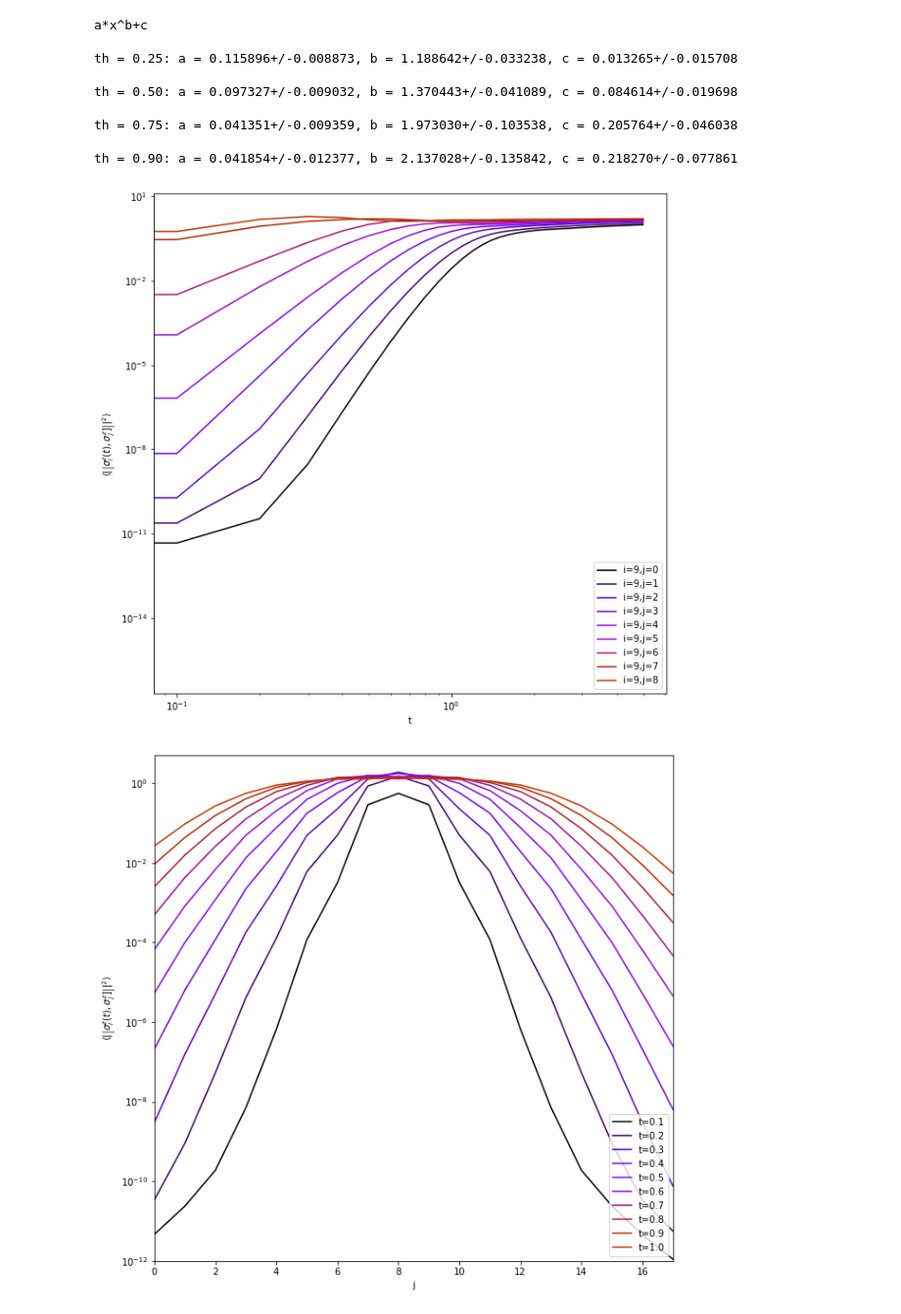
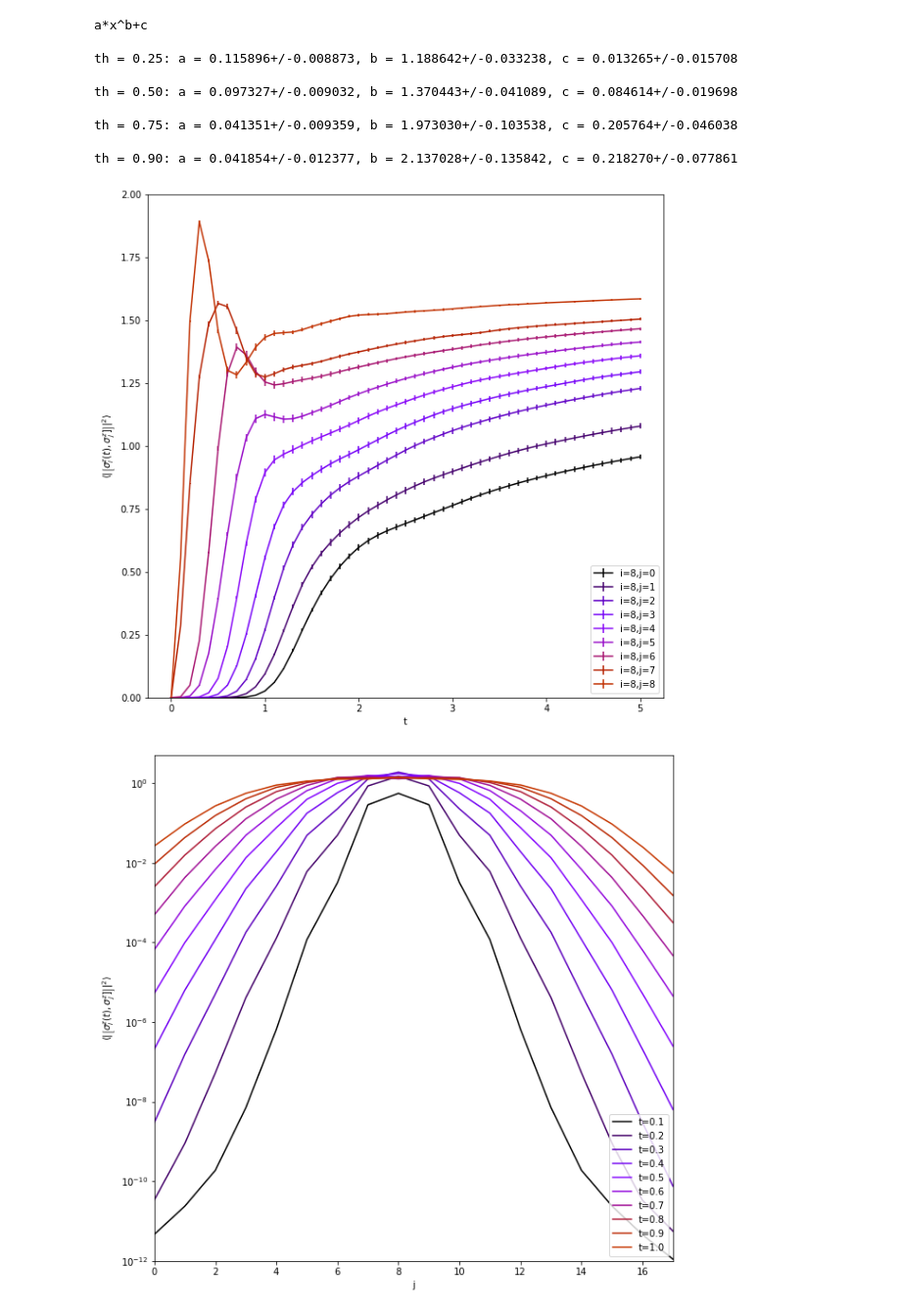
Before and after one commit to mkm2/WorkingFolder, a Jupyter notebook: notebooks/Analysis/Visualisation_FD.ipynb, the cells around one changed output. Shown at 98% size. Drawn from its saved outputs; the diff is of its cells as text; code cells hidden in the pictures.

```diff
--- a/notebooks/Analysis/Visualisation_FD.ipynb
+++ b/notebooks/Analysis/Visualisation_FD.ipynb
@@ -164,10 +164,10 @@ fig = plt.figure(figsize=(10,10))
 ax = fig.add_subplot(111)
 ax.set_prop_cycle(color=[scalarMap.to_rgba(i) for i in range(NUM_COLORS)])
 for j in range(0,N//2):
-    ax.loglog(T,res[0][:,j],label="i=9,j={}".format(j))
+    ax.loglog(T,res[0][:,j],label="i=8,j={}".format(j))
 ax.legend(loc="lower right")
 ax.set_xlabel("t")
 ax.set_ylabel(r"$\langle\left|\left[\sigma_i^z(t),\sigma_j^z]\right]\right|^2\rangle$")
-#ax.set_ylim(1e-12,5)
+ax.set_ylim(1e-12,5)
 plt.show()
 # %% [output]
@@ -222,20 +222,22 @@ th = 0.90: a = 0.041854+/-0.012377, b = 2.137028+/-0.135842, c = 0.218270+/-0.07
 # %%
 NUM_COLORS = N//2
 cm = plt.get_cmap('gnuplot')
 cNorm  = colors.Normalize(vmin=0, vmax=NUM_COLORS+5)
 scalarMap = mplcm.ScalarMappable(norm=cNorm, cmap=cm)
 fig = plt.figure(figsize=(10,10))
 ax = fig.add_subplot(111)
 ax.set_prop_cycle(color=[scalarMap.to_rgba(i) for i in range(NUM_COLORS)])
+#ax.set_xscale("log")
+#ax.set_yscale("log")
 for j in range(0,N//2):
-    ax.loglog(T,res[1][:,j],label="i=9,j={}".format(j))
+    ax.errorbar(T,res[1][:,j],res_err[1][:,j]/np.sqrt(100),label="i=8,j={}".format(j))
 ax.legend(loc="lower right")
 ax.set_xlabel("t")
 ax.set_ylabel(r"$\langle\left|\left[\sigma_i^z(t),\sigma_j^z]\right]\right|^2\rangle$")
-#ax.set_ylim(1e-12,5)
+ax.set_ylim(1e-12,2)
 plt.show()
 # %% [output]
-[figure, old version]
+[figure, new version]
 # %%
 NUM_COLORS = 10
 cm = plt.get_cmap('gnuplot')
```
Also changed, not shown: parts of 3 cells of this notebook, 11 other files.
